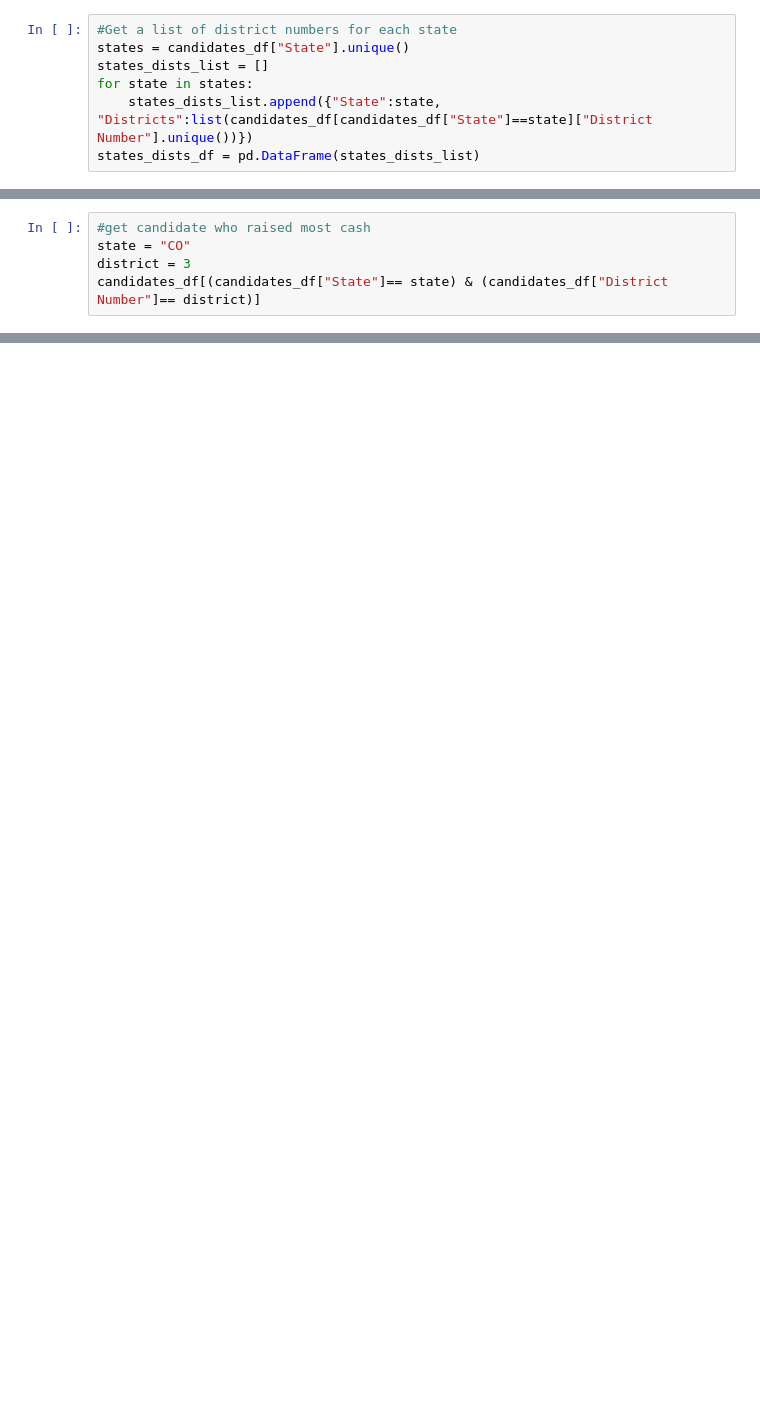
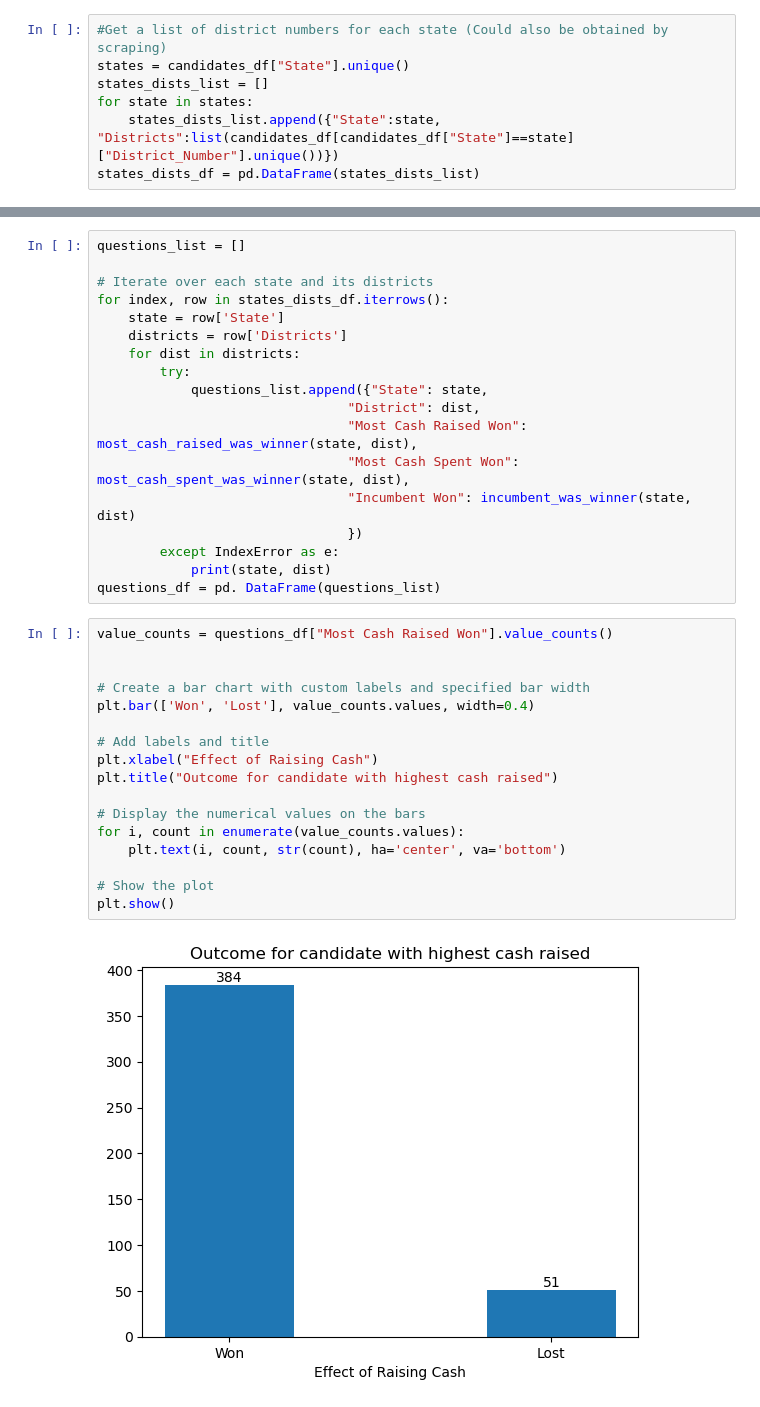
Before and after one commit to nss-data-science-cohort-7/webscraping-open-secrets-bone_scrapers, a Jupyter notebook: notebooks/notebook_sd_analysis.ipynb, the cells around one changed output, grey strips where cells are left out. Saved outputs shown, nothing was run; the diff lists cells and outputs as text; blank space fills up the shorter version.

Commit message:
plots to answer some questions

```diff
--- a/notebooks/notebook_sd_analysis.ipynb
+++ b/notebooks/notebook_sd_analysis.ipynb
@@ -9,7 +23,7 @@ candidates_df = pd.read_csv("../data/candidates.csv")
 # %%
-#Get a list of district numbers for each state
+#Get a list of district numbers for each state (Could also be obtained by scraping)
 states = candidates_df["State"].unique()
 states_dists_list = []
 for state in states:
-    states_dists_list.append({"State":state, "Districts":list(candidates_df[candidates_df["State"]==state]["District Number"].unique())})
+    states_dists_list.append({"State":state, "Districts":list(candidates_df[candidates_df["State"]==state]["District_Number"].unique())})
 states_dists_df = pd.DataFrame(states_dists_list)
@@ -25,5 +29,0 @@ states_dists_df.head()
-# %%
-#get candidate who raised most cash
-state = "CO"
-district = 3
-candidates_df[(candidates_df["State"]== state) & (candidates_df["District Number"]== district)]
@@ -34,0 +53,37 @@ candidates_df[(candidates_df["State"]== state) & (candidates_df["District Number
+# %%
+questions_list = []
+
+# Iterate over each state and its districts
+for index, row in states_dists_df.iterrows():
+    state = row['State']
+    districts = row['Districts']
+    for dist in districts:
+        try:
+            questions_list.append({"State": state,
+                                "District": dist,
+                                "Most Cash Raised Won": most_cash_raised_was_winner(state, dist),
+                                "Most Cash Spent Won": most_cash_spent_was_winner(state, dist),
+                                "Incumbent Won": incumbent_was_winner(state, dist)
+                                })
+        except IndexError as e:
+            print(state, dist)
+questions_df = pd. DataFrame(questions_list)
+# %%
+value_counts = questions_df["Most Cash Raised Won"].value_counts()
+
+
+# Create a bar chart with custom labels and specified bar width
+plt.bar(['Won', 'Lost'], value_counts.values, width=0.4)
+
+# Add labels and title
+plt.xlabel("Effect of Raising Cash")
+plt.title("Outcome for candidate with highest cash raised")
+
+# Display the numerical values on the bars
+for i, count in enumerate(value_counts.values):
+    plt.text(i, count, str(count), ha='center', va='bottom')
+
+# Show the plot
+plt.show()
+# %% [output]
+[figure, added]
```
Also changed, not shown: parts of 15 cells of this notebook, 5 other files.
